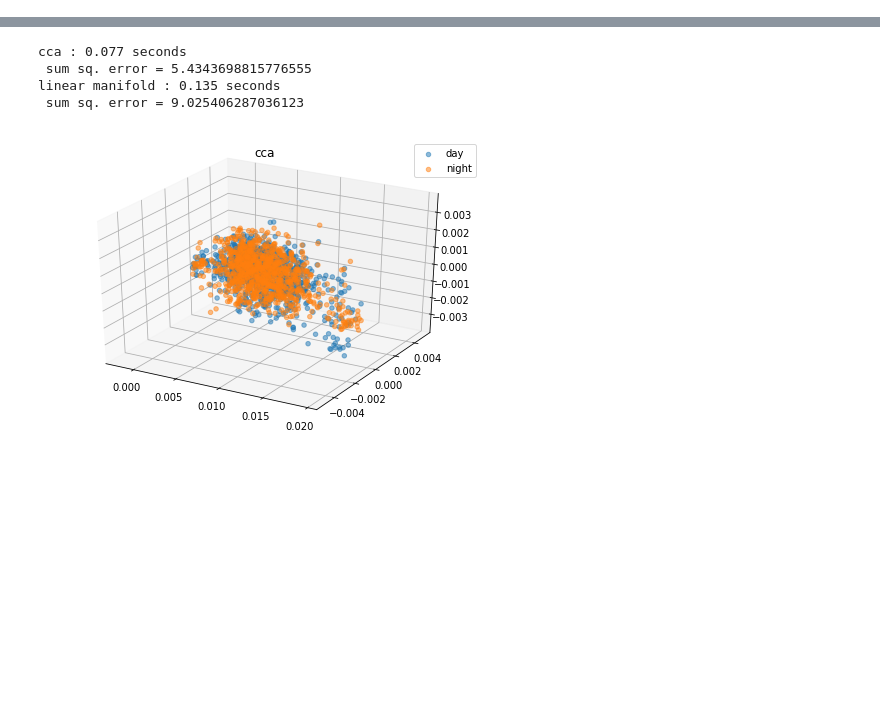
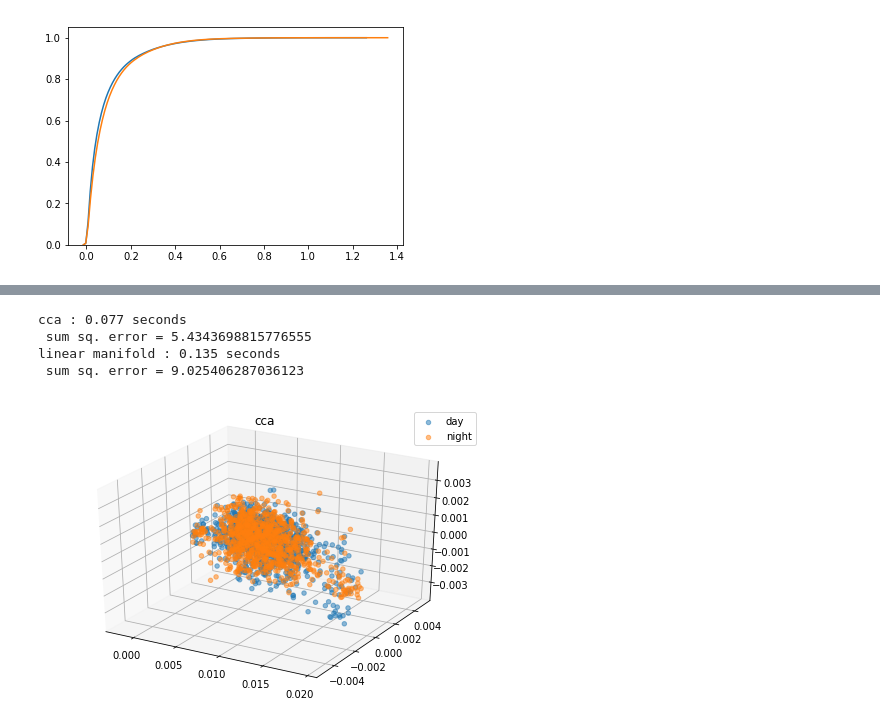
Before and after one commit to namtk/ManiNetCluster, a Jupyter notebook: inst/python/Untitled-Copy1.ipynb, the cells around one changed output, grey strips where cells are left out. Saved outputs shown, nothing was run; the diff lists cells and outputs as text; code cells hidden in the pictures; blank space fills up the shorter version.

Commit message:
Add code for Figure Generator and More

```diff
--- a/inst/python/Untitled-Copy1.ipynb
+++ b/inst/python/Untitled-Copy1.ipynb
@@ -39,3 +58,13 @@ lin_aligners = (
     ('cca', lambda: CCA(X_normalized, Y_normalized, corr, d)),
     ('linear manifold', lambda: ManifoldLinear(X_normalized, Y_normalized, corr, d, Wx, Wy)),
 )
+# %%
+disMat = np.empty((0,944784), float)
+metric = SquaredL2
+# %%
+for name, aln in lin_aligners:
+    pyplot.figure()
+    with Timer(name):
+        Xnew, Ynew = aln().project(X_normalized, Y_normalized)
+    print (' sum sq. error =', pairwise_error(Xnew, Ynew, metric=SquaredL2))
+    disMat = np.vstack((disMat, metric.between(Xnew/Xnew.max(), Ynew/Ynew.max()).flatten()))
@@ -41,0 +78,11 @@ lin_aligners = (
+# %%
+from matplotlib.backends.backend_pdf import PdfPages
+pp = PdfPages('../../figs/cdf1.pdf')
+pyplot.ion()
+# %%
+sns.distplot(disMat[0], hist=False, kde_kws=dict(cumulative=True))
+sns.distplot(disMat[1], hist=False, kde_kws=dict(cumulative=True))
+pyplot.draw()
+pp.savefig()
+# %% [output]
+[figure, added]
```
Also changed, not shown: parts of 3 cells of this notebook, 11 other files.
